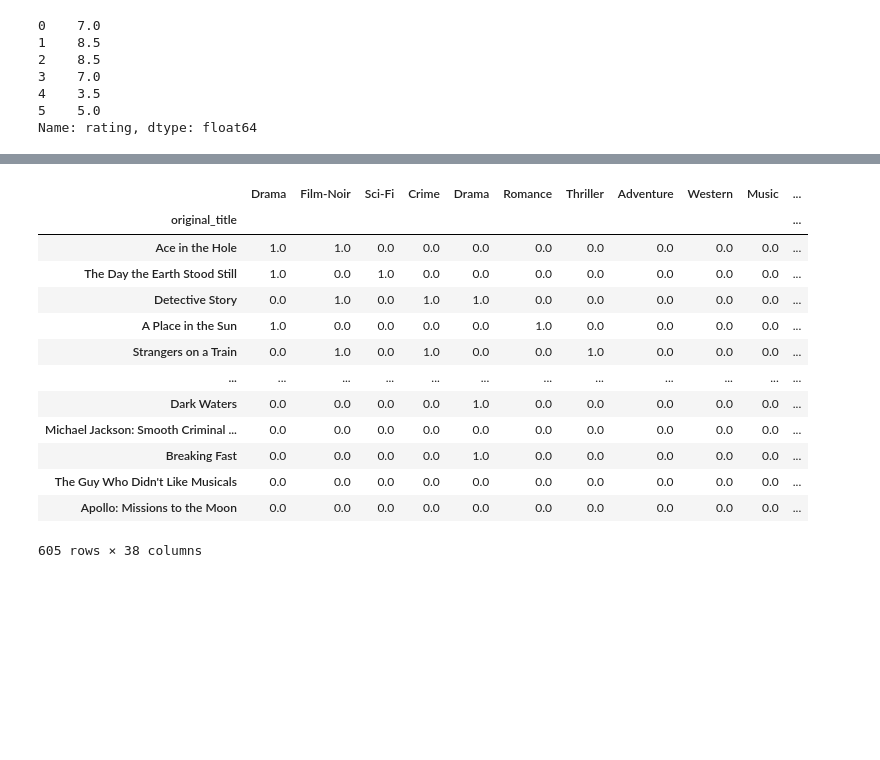
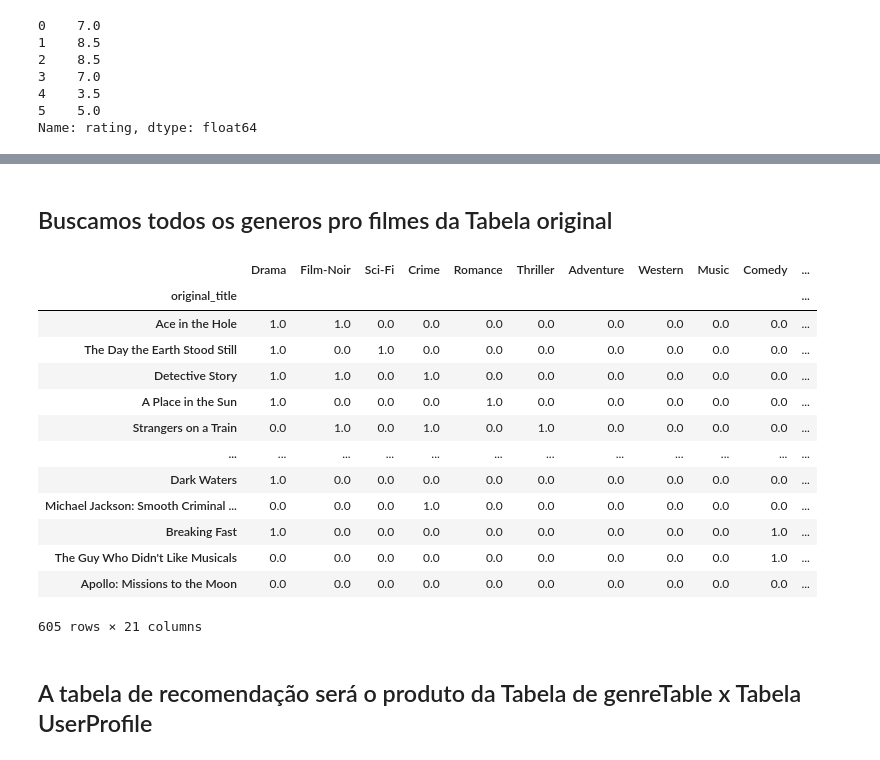
Before and after one commit to leodrivera/Leo_Notebooks, a Jupyter notebook: Semana8/Semana8_1.ipynb, the cells around one changed output, grey strips where cells are left out. Saved outputs shown, nothing was run; the diff lists cells and outputs as text; code cells hidden in the pictures; blank space fills up the shorter version.

```diff
--- a/Semana8/Semana8_1.ipynb
+++ b/Semana8/Semana8_1.ipynb
@@ -78,0 +138,3 @@ moviesWithGenres_df.head()
+# %%
+moviesWithGenres_df = moviesWithGenres_df.drop(columns='genre')
+moviesWithGenres_df.head()
@@ -169,23 +248,27 @@ History        0.0
 dtype: float64
+# %% [markdown]
+## Buscamos todos os generos pro filmes da Tabela original
 # %%
 #Now let's get the genres of every movie in our original dataframe
 genreTable = moviesWithGenres_df.set_index(moviesWithGenres_df['original_title'])
 #And drop the unnecessary information
-genreTable = genreTable.drop('original_title', 1).drop('genre', 1)
+genreTable = genreTable.drop('original_title', 1)
 genreTable
 # %% [output]
-|  | Drama | Film-Noir | Sci-Fi | Crime | Drama | Romance | Thriller | Adventure | Western | Music | ... |
+|  | Drama | Film-Noir | Sci-Fi | Crime | Romance | Thriller | Adventure | Western | Music | Comedy | ... |
 | original_title |  |  |  |  |  |  |  |  |  |  | ... |
 | Ace in the Hole | 1.0 | 1.0 | 0.0 | 0.0 | 0.0 | 0.0 | 0.0 | 0.0 | 0.0 | 0.0 | ... |
 | The Day the Earth Stood Still | 1.0 | 0.0 | 1.0 | 0.0 | 0.0 | 0.0 | 0.0 | 0.0 | 0.0 | 0.0 | ... |
-| Detective Story | 0.0 | 1.0 | 0.0 | 1.0 | 1.0 | 0.0 | 0.0 | 0.0 | 0.0 | 0.0 | ... |
-| A Place in the Sun | 1.0 | 0.0 | 0.0 | 0.0 | 0.0 | 1.0 | 0.0 | 0.0 | 0.0 | 0.0 | ... |
-| Strangers on a Train | 0.0 | 1.0 | 0.0 | 1.0 | 0.0 | 0.0 | 1.0 | 0.0 | 0.0 | 0.0 | ... |
+| Detective Story | 1.0 | 1.0 | 0.0 | 1.0 | 0.0 | 0.0 | 0.0 | 0.0 | 0.0 | 0.0 | ... |
+| A Place in the Sun | 1.0 | 0.0 | 0.0 | 0.0 | 1.0 | 0.0 | 0.0 | 0.0 | 0.0 | 0.0 | ... |
+| Strangers on a Train | 0.0 | 1.0 | 0.0 | 1.0 | 0.0 | 1.0 | 0.0 | 0.0 | 0.0 | 0.0 | ... |
 | ... | ... | ... | ... | ... | ... | ... | ... | ... | ... | ... | ... |
-| Dark Waters | 0.0 | 0.0 | 0.0 | 0.0 | 1.0 | 0.0 | 0.0 | 0.0 | 0.0 | 0.0 | ... |
-| Michael Jackson: Smooth Criminal ... | 0.0 | 0.0 | 0.0 | 0.0 | 0.0 | 0.0 | 0.0 | 0.0 | 0.0 | 0.0 | ... |
-| Breaking Fast | 0.0 | 0.0 | 0.0 | 0.0 | 1.0 | 0.0 | 0.0 | 0.0 | 0.0 | 0.0 | ... |
-| The Guy Who Didn't Like Musicals | 0.0 | 0.0 | 0.0 | 0.0 | 0.0 | 0.0 | 0.0 | 0.0 | 0.0 | 0.0 | ... |
+| Dark Waters | 1.0 | 0.0 | 0.0 | 0.0 | 0.0 | 0.0 | 0.0 | 0.0 | 0.0 | 0.0 | ... |
+| Michael Jackson: Smooth Criminal ... | 0.0 | 0.0 | 0.0 | 1.0 | 0.0 | 0.0 | 0.0 | 0.0 | 0.0 | 0.0 | ... |
+| Breaking Fast | 1.0 | 0.0 | 0.0 | 0.0 | 0.0 | 0.0 | 0.0 | 0.0 | 0.0 | 1.0 | ... |
+| The Guy Who Didn't Like Musicals | 0.0 | 0.0 | 0.0 | 0.0 | 0.0 | 0.0 | 0.0 | 0.0 | 0.0 | 1.0 | ... |
 | Apollo: Missions to the Moon | 0.0 | 0.0 | 0.0 | 0.0 | 0.0 | 0.0 | 0.0 | 0.0 | 0.0 | 0.0 | ... |
-605 rows × 38 columns
+605 rows × 21 columns
+# %% [markdown]
+## A tabela de recomendação será o produto da Tabela de genreTable x  Tabela UserProfile
 # %%
```
Also changed, not shown: parts of 24 cells of this notebook.
